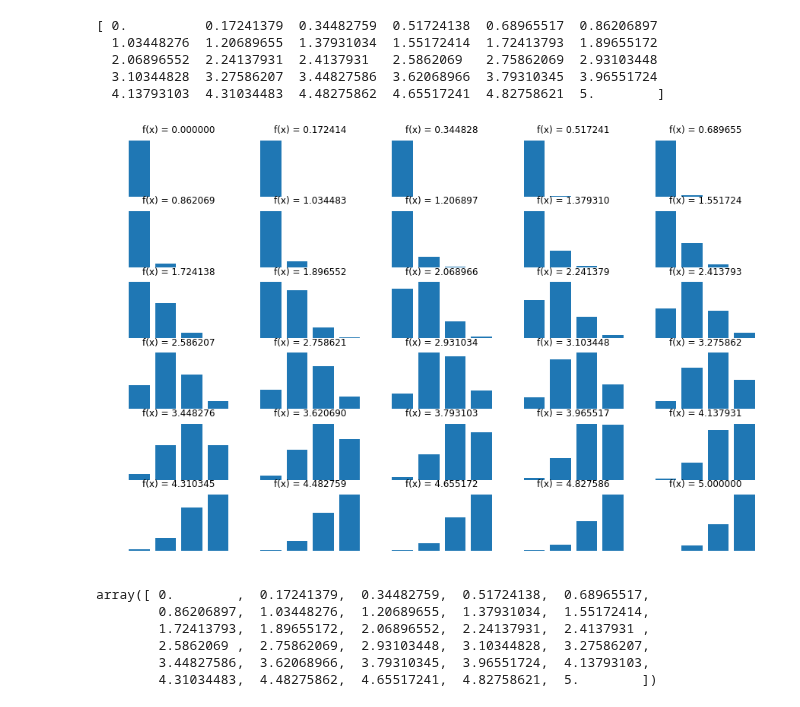
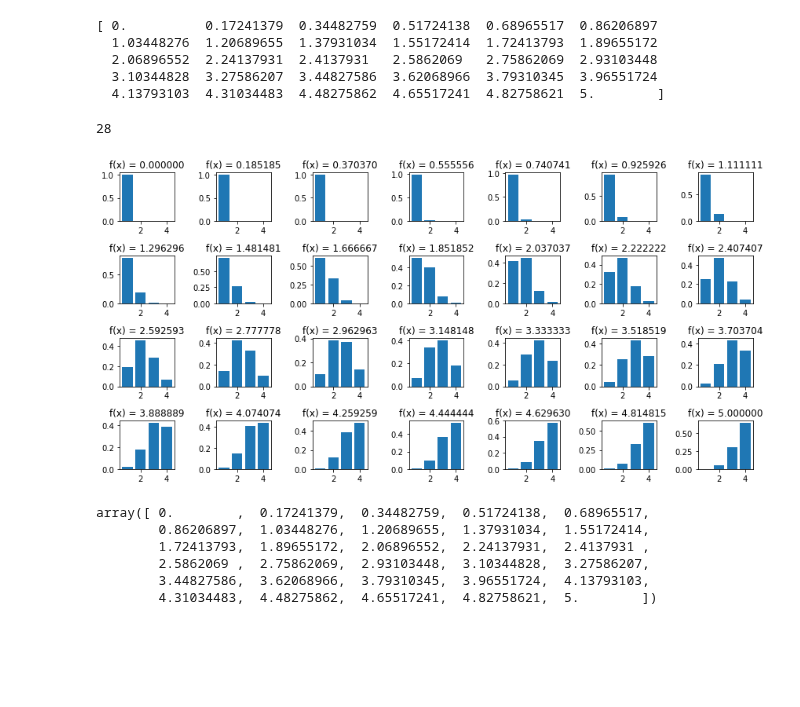
Before and after one commit to christopher-beckham/msc, a Jupyter notebook: experiments/earth_mover/poisson_formulation.ipynb, the cells around one changed output. Saved outputs shown, nothing was run; the diff lists cells and outputs as text; code cells hidden in the pictures; blank space fills up the shorter version.

```diff
--- a/experiments/earth_mover/poisson_formulation.ipynb
+++ b/experiments/earth_mover/poisson_formulation.ipynb
@@ -68,16 +66,22 @@ print arr
+# %%
+4*7
+# %% [output]
+28
 # %%
-plt.figure(figsize=(15,10))
-arr = np.linspace(0, 5, num=30)
+plt.figure(figsize=(12,6))
+arr = np.linspace(0, 5, num=28)
 for i in range(0, len(arr)):
-    plt.subplot(6, 5, i+1)
+    plt.subplot(4, 7, i+1)
     rnd = np.asarray([[arr[i]]]).astype("float32")
     some_output = get_output(l_softmax, X).eval({X: rnd.astype("float32")})
     plt.title('f(x) = %f' % arr[i])
-    plt.axis('off')
+    plt.tight_layout()
+    plt.xticks
     plt.bar( [1,2,3,4], some_output[0])
     #plt.show()
+plt.savefig("/Users/cjb60/Desktop/fx.png")
 # %% [output]
-[figure, old version]
+[figure, new version]
 # %%
 arr
 # %% [output]
```
Also changed, not shown: parts of 1 cell of this notebook, 33 other files.
